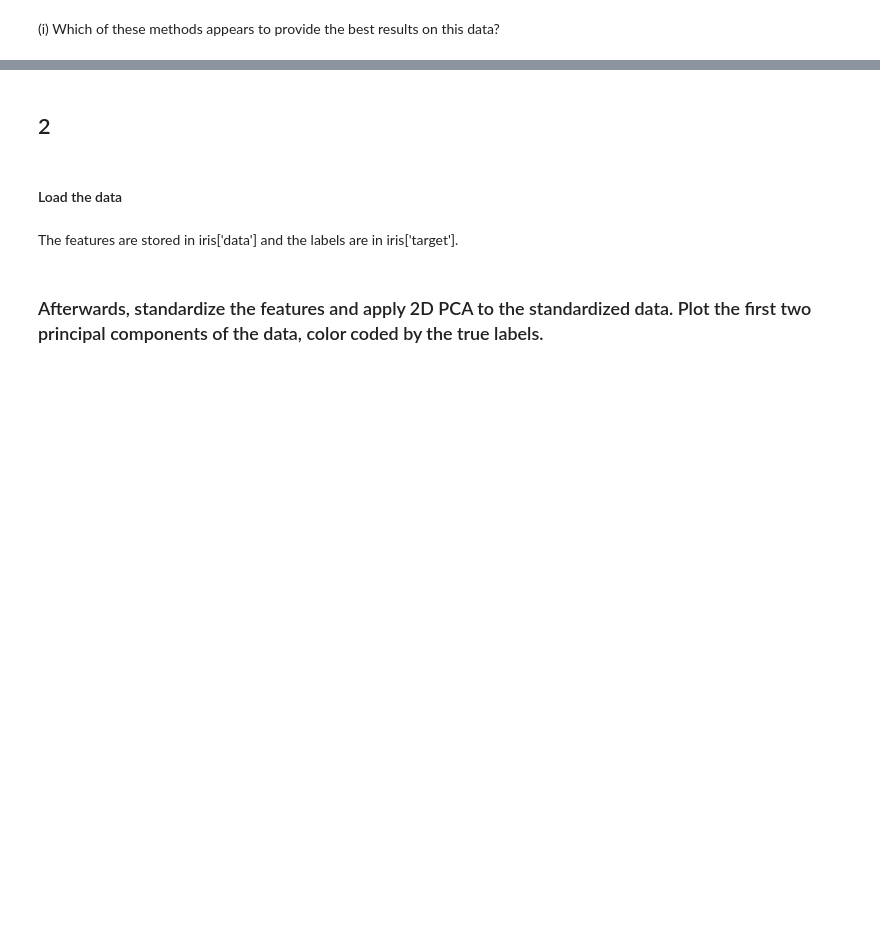
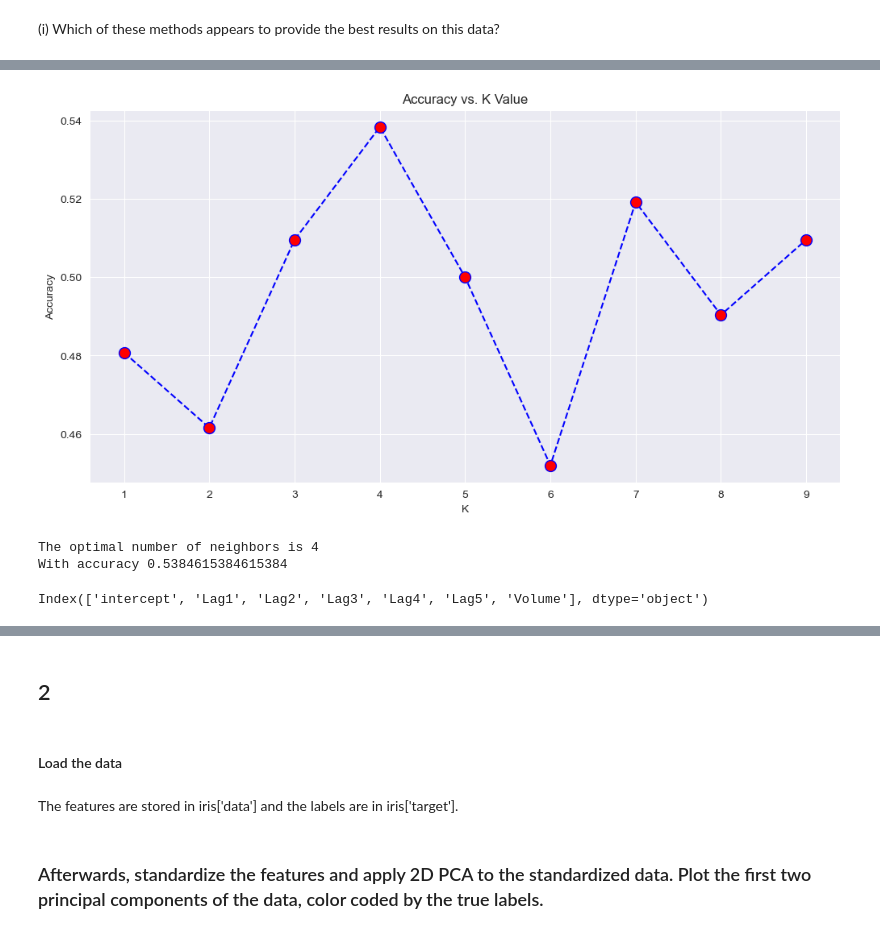
Before and after one commit to jackkrebsbach/stats, a Jupyter notebook: hw/hw4/hw4.ipynb, the cells around one changed output, grey strips where cells are left out. Drawn from its saved outputs; the diff is of its cells as text; code cells hidden in the pictures; blank space fills up the shorter version.

```diff
--- a/hw/hw4/hw4.ipynb
+++ b/hw/hw4/hw4.ipynb
@@ -213,0 +201,5 @@ np.mean(qda_pred == L_test)
+# %%
+knn1 = KNeighborsClassifier(n_neighbors=1)
+knn1.fit(X_train, L_train)
+knn1_pred = knn1.predict(X_test)
+confusion_table(knn1_pred, L_test)
@@ -215,0 +220,7 @@ np.mean(qda_pred == L_test)
+# %%
+# Instantiate object
+NB = GaussianNB()
+NB.fit(X_train, L_train)
+# Extract confusion matrix
+nb_labels = NB.predict(X_test)
+confusion_table(nb_labels, L_test)
@@ -219,0 +250,37 @@ np.mean(qda_pred == L_test)
+# %%
+# Try different number of nearest neighbors
+from sklearn.neighbors import KNeighborsClassifier
+from sklearn.metrics import accuracy_score
+
+# Range of k to try
+k_range = range(1, 10)
+accuracies = []
+
+for k in k_range:
+    knn = KNeighborsClassifier(n_neighbors=k)
+    knn.fit(X_train, L_train)
+    pred = knn.predict(X_test)
+    accuracy = accuracy_score(L_test, pred)
+    accuracies.append(accuracy)
+
+# Plotting the results
+plt.figure(figsize=(12, 6))
+plt.plot(k_range, accuracies, color='blue', linestyle='dashed', marker='o', markerfacecolor='red', markersize=10)
+plt.title('Accuracy vs. K Value')
+plt.xlabel('K')
+plt.ylabel('Accuracy')
+plt.show()
+
+# Finding the optimal k value
+optimal_k = k_range[accuracies.index(max(accuracies))]
+print(f"The optimal number of neighbors is {optimal_k}")
+print(f"With accuracy {accuracies[accuracies.index(max(accuracies))]}")
+# %% [output]
+[figure, added]
+The optimal number of neighbors is 4
+With accuracy 0.5384615384615384
+# %%
+# Look at the columns
+X_train.columns
+# %% [output]
+Index(['intercept', 'Lag1', 'Lag2', 'Lag3', 'Lag4', 'Lag5', 'Volume'], dtype='object')
```
Also changed, not shown: parts of 34 cells of this notebook, 3 other files.
